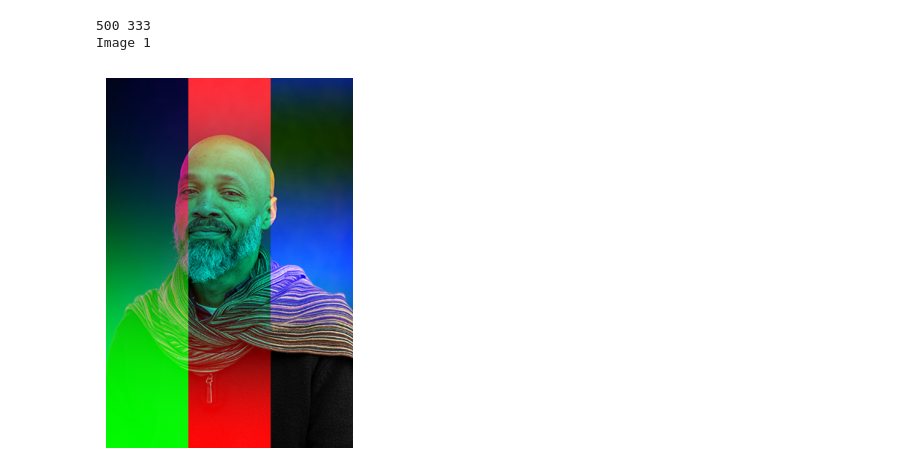
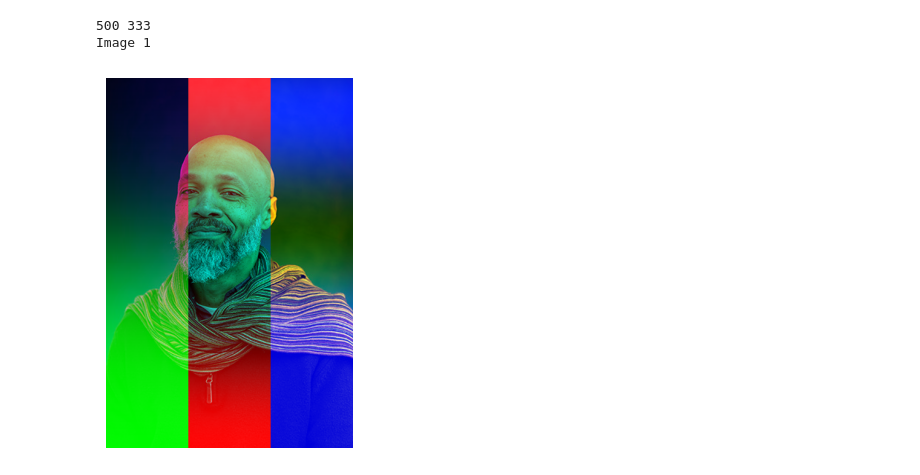
Before and after one commit to cormac-black/chekhovs-biscuit, a Jupyter notebook: cv2_tester.ipynb, the cells around one changed output. Cells and saved outputs as stored; diff of their text form; code cells hidden in the pictures.

```diff
--- a/cv2_tester.ipynb
+++ b/cv2_tester.ipynb
@@ -11,35 +11,35 @@ img_path = '/content/Images from Colab/headshot.jpg'
 image = cv2.imread(img_path, cv2.IMREAD_UNCHANGED)
 image = cv2.cvtColor(image, cv2.COLOR_BGR2RGB)
 
 image_h, image_w = image.shape[:2]
 print(image_h, image_w)
 
 
 radians_sine = np.linspace(np.pi/2,2*np.pi+np.pi/2, image_h)
 sine_wave = np.sin(radians_sine)
 normalized_sin = ((sine_wave + 1)/2)* 255
 
-radians_cos = np.linspace(np.pi/2,2*np.pi+np.pi/2, image_w)
+radians_cos = np.linspace(-np.pi/4,2*np.pi-np.pi/4, image_w)
 cos_wave = np.cos(radians_cos)
 normalized_cos = ((cos_wave + 1)/2)* 255
 
 slope_tan = np.linspace(-2,2,image_h)
 tanh_gradient = np.tanh(slope_tan)
 normalized_tanh = ((tanh_gradient + 1)/2)* 255
 
 
 
 for i in range(image_h):
   for j in range(image_w):
-    image[i, :111, 1] = normalized_tanh[i]
-    image[i, 111:222, 0] = normalized_sin[i]
-    image[j, 222:, 2] = normalized_cos[j]
+    image[i, :111, 1] = normalized_tanh[i]  # green channel
+    image[i, 111:222, 0] = normalized_sin[i] # red channel
+    image[j:, 222:, 2] = normalized_cos[j] # blue channel
 
 plt.imshow(image)
 plt.axis('off')
 print('Image 1\n')
 plt.show()
 # %% [output]
 500 333
 Image 1
-[figure, old version]
+[figure, new version]
```
